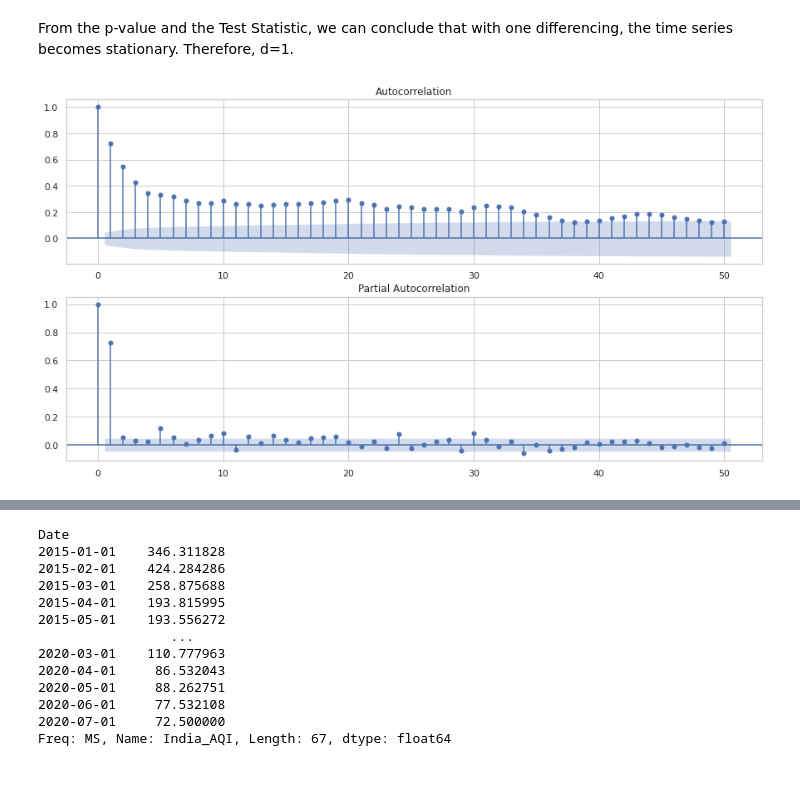
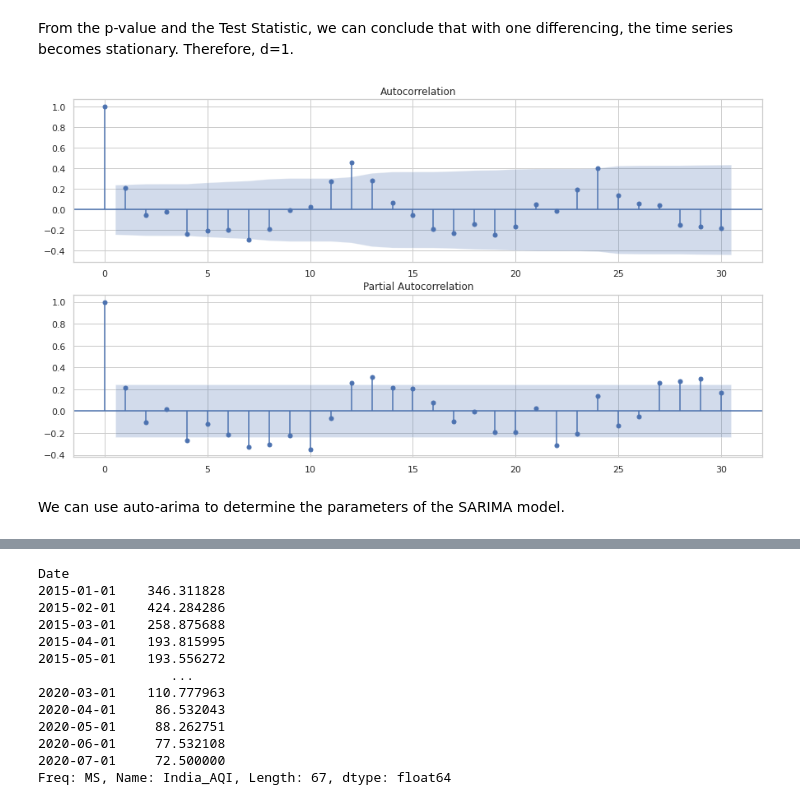
Before and after one commit to Aishwarya-Sarkar/Analysing-and-Forecasting-India-s-AQI, a Jupyter notebook: Time series analysis + Forecasting.ipynb, the cells around one changed output, grey strips where cells are left out. Drawn from its saved outputs; the diff is of its cells as text; code cells hidden in the pictures; blank space fills up the shorter version.

```diff
--- a/Time series analysis + Forecasting.ipynb
+++ b/Time series analysis + Forecasting.ipynb
@@ -114,5 +124,5 @@ dtype: float64
 # %%
-diff = cities_all['India_AQI'].diff(periods=365)
+diff = cities['India_AQI'].diff(periods=1)
 diff.dropna(inplace=True)
-fig = seasonal_decompose(diff, model='additive', freq=365).plot()
+fig = seasonal_decompose(diff, model='additive').plot()
 # %% [output]
@@ -136,8 +146,10 @@ dtype: float64
 From the p-value and the Test Statistic, we can conclude that with one differencing, the time series becomes stationary. Therefore, d=1.
 # %%
 fig, ax = plt.subplots(2,figsize=(15, 8))
-ax[0] = plot_acf(diff, lags=50, ax=ax[0])
-ax[1] = plot_pacf(diff, lags=50, ax=ax[1])
+ax[0] = plot_acf(diff, lags=30, ax=ax[0])
+ax[1] = plot_pacf(diff,lags=30, ax=ax[1])
 # %% [output]
-[figure, old version]
+[figure, new version]
+# %% [markdown]
+We can use auto-arima to determine the parameters of the SARIMA model.
 # %%
```
Also changed, not shown: parts of 20 cells of this notebook.
